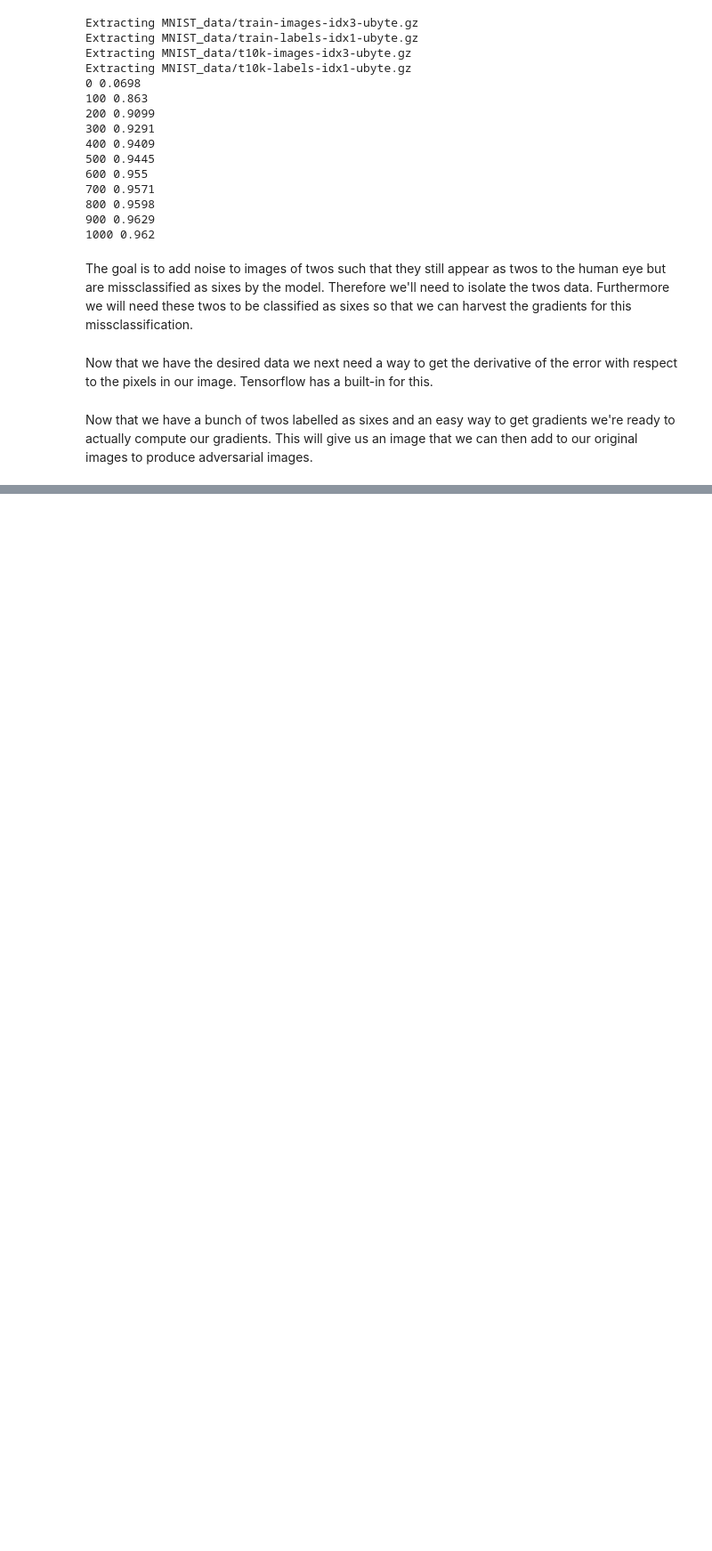
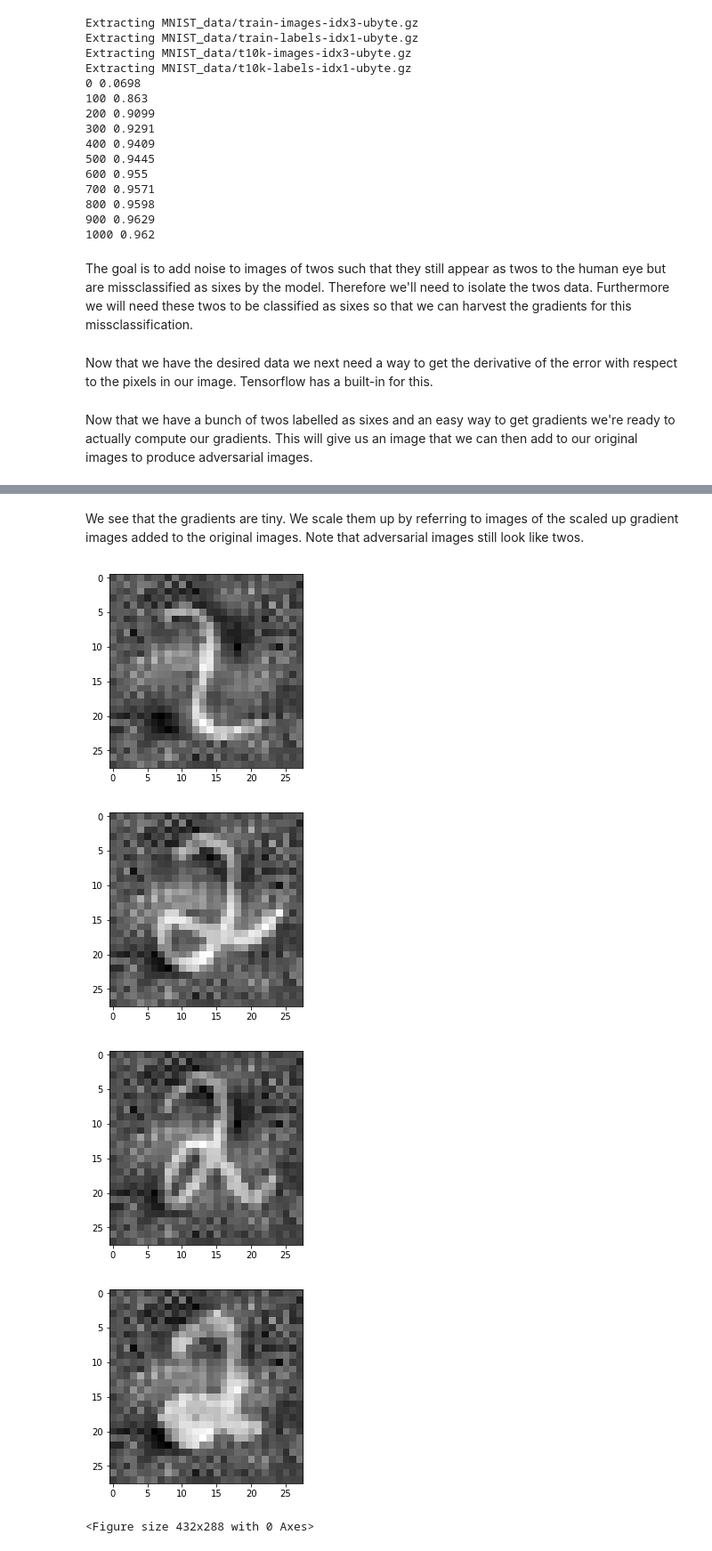
Before and after one commit to dtkatch/adversarial-examples, a Jupyter notebook: generating adversarial examples for MNIST.ipynb, the cells around one changed output, grey strips where cells are left out. Shown at 89% size. Cells and saved outputs as stored; diff of their text form; code cells hidden in the pictures; blank space fills up the shorter version.

Commit message:
scale up delta by 10000

```diff
--- a/generating adversarial examples for MNIST.ipynb
+++ b/generating adversarial examples for MNIST.ipynb
@@ -100,12 +100,14 @@ The goal is to add noise to images of twos such that they still appear as twos t
 # %%
 # Get twos labels as sixes data
 two_images = []
+two_labels = []
 six_labels = []
 six_label = [0.0] * 10
 six_label[6] = 1.0
 for i in range(len(mnist.train.images)):
     if mnist.train.labels[i][2]==1.0:
         two_images.append(mnist.train.images[i])
+        two_labels.append(mnist.train.labels[i])
         six_labels.append(six_label)
 # %% [markdown]
 Now that we have the desired data we next need a way to get the derivative of the error with respect to the pixels in our image. Tensorflow has a built-in for this.
@@ -115,5 +117,8 @@ grad = tf.gradients(cross_entropy, [x])[0]
 # %% [markdown]
 Now that we have a bunch of twos labelled as sixes and an easy way to get gradients we're ready to actually compute our gradients. This will give us an image that we can then add to our original images to produce adversarial images.
 # %%
-# Compute delta, the
+# Compute delta, the gradient image to be added
+import numpy as np
 delta = sess.run(grad, feed_dict={x: two_images, y_: six_labels, keep_prob: 1.0})
+delta = np.mean(delta, axis=0)
+print(delta)
@@ -119,0 +143,15 @@ delta = sess.run(grad, feed_dict={x: two_images, y_: six_labels, keep_prob: 1.0}
+# %% [markdown]
+We see that the gradients are tiny. We scale them up by referring to images of the scaled up gradient images added to the original images. Note that adversarial images still look like twos.
+# %%
+import matplotlib.pyplot as plt
+for i in range(4):
+    plt.imshow(np.reshape(two_images[i] - 10000.0 * delta, (28,28)), cmap='gray')
+    plt.figure()
+plt.show()
+delta *= 10000.0
+# %% [output]
+[figure, added]
+[figure, added]
+[figure, added]
+[figure, added]
+<Figure size 432x288 with 0 Axes>
```
Also changed, not shown: parts of 1 cell of this notebook.
